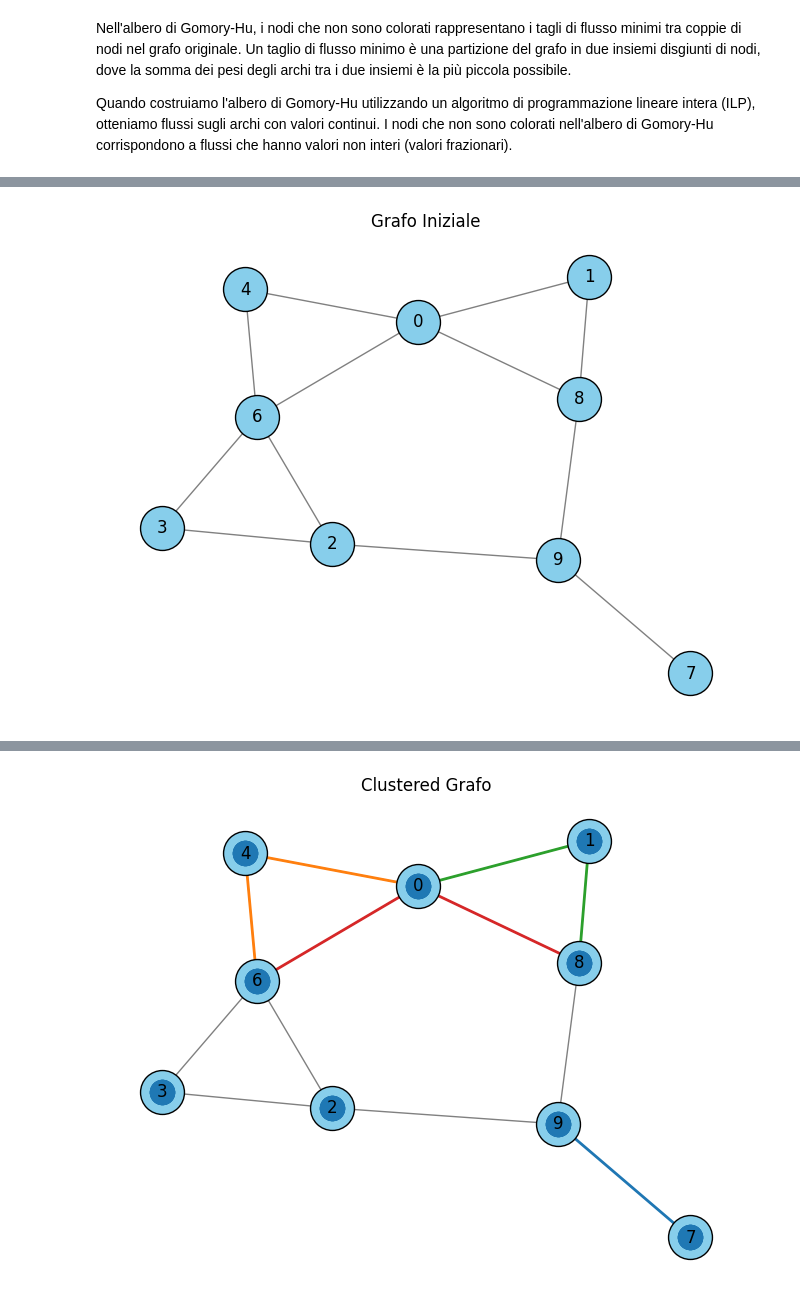
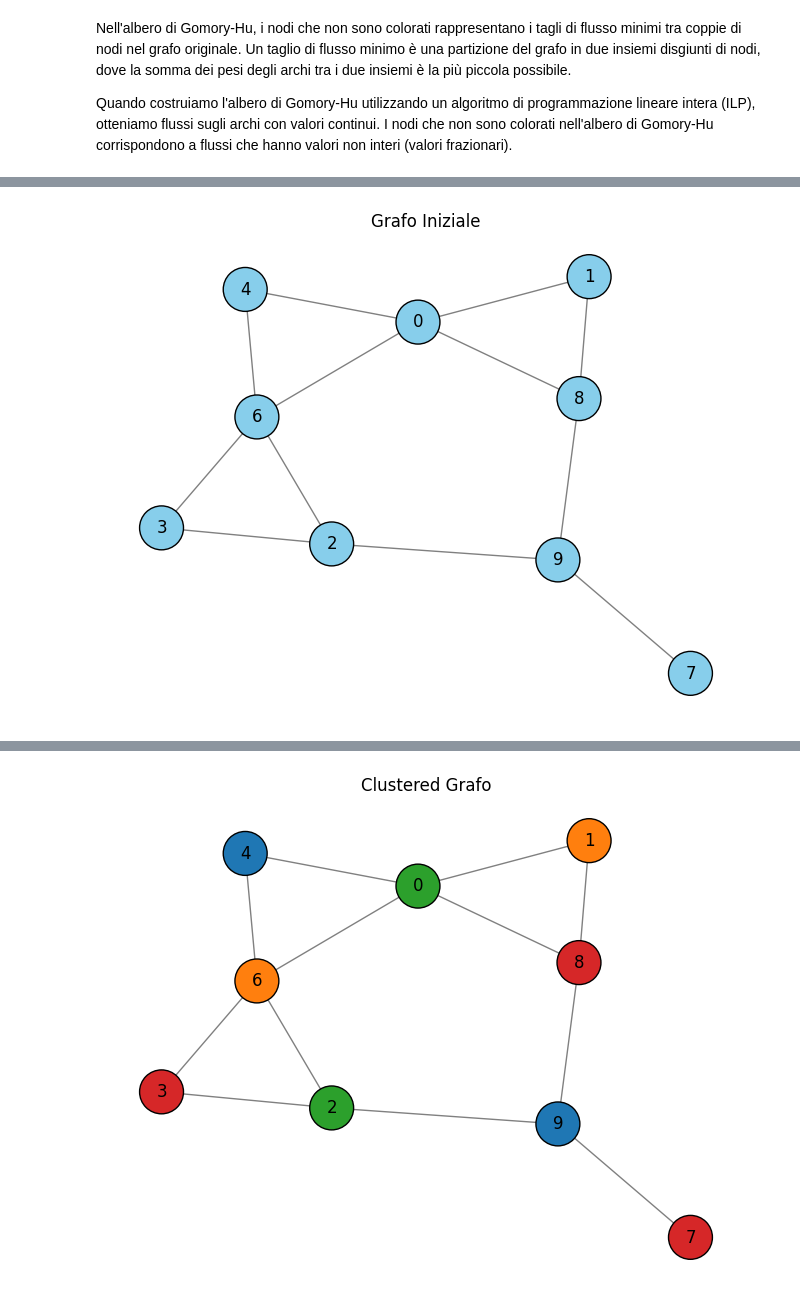
Before and after one commit to ele10-code/k-clustering, a Jupyter notebook: k-clustering.ipynb, the cells around one changed output, grey strips where cells are left out. Cells and saved outputs as stored; diff of their text form; code cells hidden in the pictures.

```diff
--- a/k-clustering.ipynb
+++ b/k-clustering.ipynb
@@ -471,20 +471,31 @@ Quando costruiamo l'albero di Gomory-Hu utilizzando un algoritmo di programmazio
 # %%
 import networkx as nx
 import matplotlib.pyplot as plt
+import itertools
 
 def plot_graph(graph, title, filename=None, colors=None):
     pos = nx.spring_layout(graph, seed=42)
     labels = {node: str(node) for node in graph.nodes()}
-    nx.draw(graph, pos, with_labels=True, labels=labels, node_size=1000, node_color='skyblue', font_size=12, font_color='black', edge_color='gray', edgecolors='black', linewidths=1)
+
+    # Assegna un colore di default (skyblue) a tutti i nodi
+    node_colors = {node: 'skyblue' for node in graph.nodes()}
 
     if colors:
-        for i, edges in enumerate(colors):
-            nx.draw(graph, pos, edgelist=edges, edge_color=f'C{i}', width=2.0)
+        color_cycle = itertools.cycle(plt.cm.tab10.colors)
+        for i, cluster in enumerate(colors):
+            color = next(color_cycle)
+            for node in cluster:
+                node_colors[int(node)] = color
+
+    nx.set_node_attributes(graph, node_colors, 'color')
+
+    nx.draw(graph, pos, with_labels=True, labels=labels, node_size=1000, node_color=list(node_colors.values()), font_size=12, font_color='black', edge_color='gray', edgecolors='black', linewidths=1)
 
     plt.title(title)
     if filename:
         plt.savefig(filename)
     plt.show()
+
 
 class Graph:
     def __init__(self):
@@ -512,27 +523,6 @@ def converti_grafo_personalizzato_in_networkx(grafo_personalizzato):
             G.add_edge(vertice, adiacente)
     return G
 
-def assign_nodes_to_clusters(clusters):
-    node_to_cluster = {}
-    for i, cluster in enumerate(clusters):
-        for edge in cluster:
-            node_to_cluster[edge[0]] = i
-            node_to_cluster[edge[1]] = i
-
-    # Assegna i nodi rimanenti a un cluster vuoto
-    for node in G_initial.nodes():
-        if node not in node_to_cluster:
-            node_to_cluster[node] = len(clusters)
-
-    return node_to_cluster
-
-def find_incident_edges(graph, node):
-    incident_edges = []
-    for u, v in graph.edges():
-        if u == node or v == node:
-            incident_edges.append((u, v))
-    return incident_edges
-
 def find_min_degree_node(graph):
     min_degree = float('inf')
     node_with_min_degree = None
@@ -543,17 +533,47 @@ def find_min_degree_node(graph):
             node_with_min_degree = node
     return node_with_min_degree, min_degree
 
+def find_incident_edges(graph, node):
+    incident_edges = []
+    for u, v in graph.edges():
+        if u == node or v == node:
+            incident_edges.append((u, v))
+    return incident_edges
+
+def find_min_shared_edges(cluster, clusters):
+    min_shared_edges = float('inf')
+    selected_cluster = None
+    for other_cluster in clusters:
+        if other_cluster == cluster:
+            continue
+        shared_edges = 0
+        for node in cluster:
+            shared_edges += sum(1 for u, v in G_initial.edges(node) if u in other_cluster or v in other_cluster)
+        if shared_edges < min_shared_edges:
+            min_shared_edges = shared_edges
+            selected_cluster = other_cluster
+    return selected_cluster
+
 def divide_into_clusters(graph, k):
     clusters = []
-    counts = []
     for _ in range(k):
-        min_degree_node, min_degree = find_min_degree_node(graph)
+        min_degree_node, _ = find_min_degree_node(graph)
         incident_edges = find_incident_edges(graph, min_degree_node)
         graph.remove_edges_from(incident_edges)
         graph.remove_node(min_degree_node)
-        clusters.append(incident_edges)
-        counts.append(min_degree)
-    return clusters, counts
+        clusters.append(set([min_degree_node]))
+
+    while graph.nodes():
+        min_degree_node, _ = find_min_degree_node(graph)
+        cluster = find_min_shared_edges({min_degree_node}, clusters)
+        clusters.remove(cluster)
+        cluster.add(min_degree_node)
+        incident_edges = find_incident_edges(graph, min_degree_node)
+        graph.remove_edges_from(incident_edges)
+        graph.remove_node(min_degree_node)
+        clusters.append(cluster)
+
+    return clusters
 
 if __name__ == "__main__":
     grafo = Graph()
@@ -564,7 +584,6 @@ if __name__ == "__main__":
     grafo.aggiungi_vertice(2)
     grafo.aggiungi_vertice(3)
     grafo.aggiungi_vertice(4)
-    # grafo.aggiungi_vertice(5)
     grafo.aggiungi_vertice(6)
     grafo.aggiungi_vertice(7)
     grafo.aggiungi_vertice(8)
@@ -594,21 +613,23 @@ if __name__ == "__main__":
 
     # Divisione in cluster
     k = 4
-    clusters, counts = divide_into_clusters(G_initial.copy(), k)
+    clusters = divide_into_clusters(G_initial.copy(), k)
 
-    # Stampa i cluster e i conteggi
-    for i in range(k):
-        print(f"Cluster {i+1}: {clusters[i]}, conteggio: {counts[i]}")
+    # Stampa i cluster
+    for i, cluster in enumerate(clusters):
+        print(f"Cluster {i+1}: {cluster}")
 
     # Assegna i nodi ai cluster sulla base della partizione
-    node_to_cluster = assign_nodes_to_clusters(clusters)
+    node_to_cluster = {}
+    for i, cluster in enumerate(clusters):
+        for node in cluster:
+            node_to_cluster[node] = i
 
     # Stampa l'assegnazione dei nodi ai cluster
     for node, cluster in node_to_cluster.items():
         print(f"Nodo {node} appartiene al Cluster {cluster+1}")
 
     # Disegna il grafo con colori diversi per le varie partizioni tra nodi
-    node_colors = [node_to_cluster[node] for node in G_initial.nodes()]
     plot_graph(G_initial, "Clustered Grafo", filename="grafo_clustered.png", colors=clusters)
 # %% [output]
 0 -> 8, 4, 6, 1
@@ -638 +659 @@ Nodo 3 appartiene al Cluster 5
-[figure, old version]
+[figure, new version]
```
Also changed, not shown: parts of 6 cells of this notebook, 1 other file.
